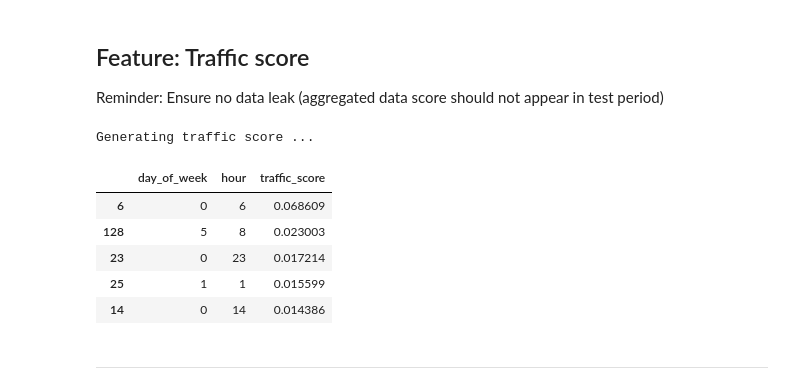
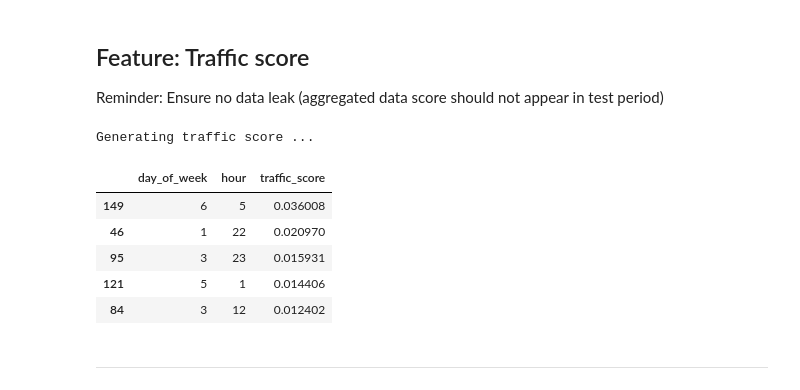
Before and after one commit to kfengtee/chicago-transportation-pricing, a Jupyter notebook: 2_pricing_model.ipynb, the cells around one changed output. Drawn from its saved outputs; the diff is of its cells as text; code cells hidden in the pictures.

```diff
--- a/2_pricing_model.ipynb
+++ b/2_pricing_model.ipynb
@@ -27,5 +17,5 @@ pd.set_option("display.max_columns", None)
 # %%
-trip = pd.read_csv("data/sample_Taxi_Trips_-_2021.csv")
+trip = pd.read_csv("data/Taxi_Trips_-_2021.csv")
 
 # parse data
 trip['Trip Start Timestamp'] = trip['Trip Start Timestamp'].map(lambda x: datetime.strptime(x, "%m/%d/%Y %I:%M:%S %p") if pd.notnull(x) else None)
@@ -48,7 +27,7 @@ def filter_outlier(df, colname, percentile=0.02, clip=(-sys.maxsize, sys.maxsize
     """
     clip: (lower bound, upper bound) to clip the values
 
-    Filter out outliers.
+    Filter out outliers
     Lower outer fence = Q1 - k * IQR
     Upper outer fence = Q3 + k * IQR
     """
@@ -197,15 +183,15 @@ def gen_traffic_score(df):
     return traffic_score
 # %%
 # sanity check
-gen_traffic_score(trip_cleaned).sort_values("traffic_score", ascending=False).head()
+gen_traffic_score(trip_cleaned.sample(frac=0.05)).sort_values("traffic_score", ascending=False).head()
 # %% [output]
 Generating traffic score ...
 |  | day_of_week | hour | traffic_score |
-| 6 | 0 | 6 | 0.068609 |
-| 128 | 5 | 8 | 0.023003 |
-| 23 | 0 | 23 | 0.017214 |
-| 25 | 1 | 1 | 0.015599 |
-| 14 | 0 | 14 | 0.014386 |
+| 149 | 6 | 5 | 0.036008 |
+| 46 | 1 | 22 | 0.020970 |
+| 95 | 3 | 23 | 0.015931 |
+| 121 | 5 | 1 | 0.014406 |
+| 84 | 3 | 12 | 0.012402 |
 # %% [markdown]
 ****
 # %% [markdown]
```
Also changed, not shown: parts of 14 cells of this notebook, 13 other files.
